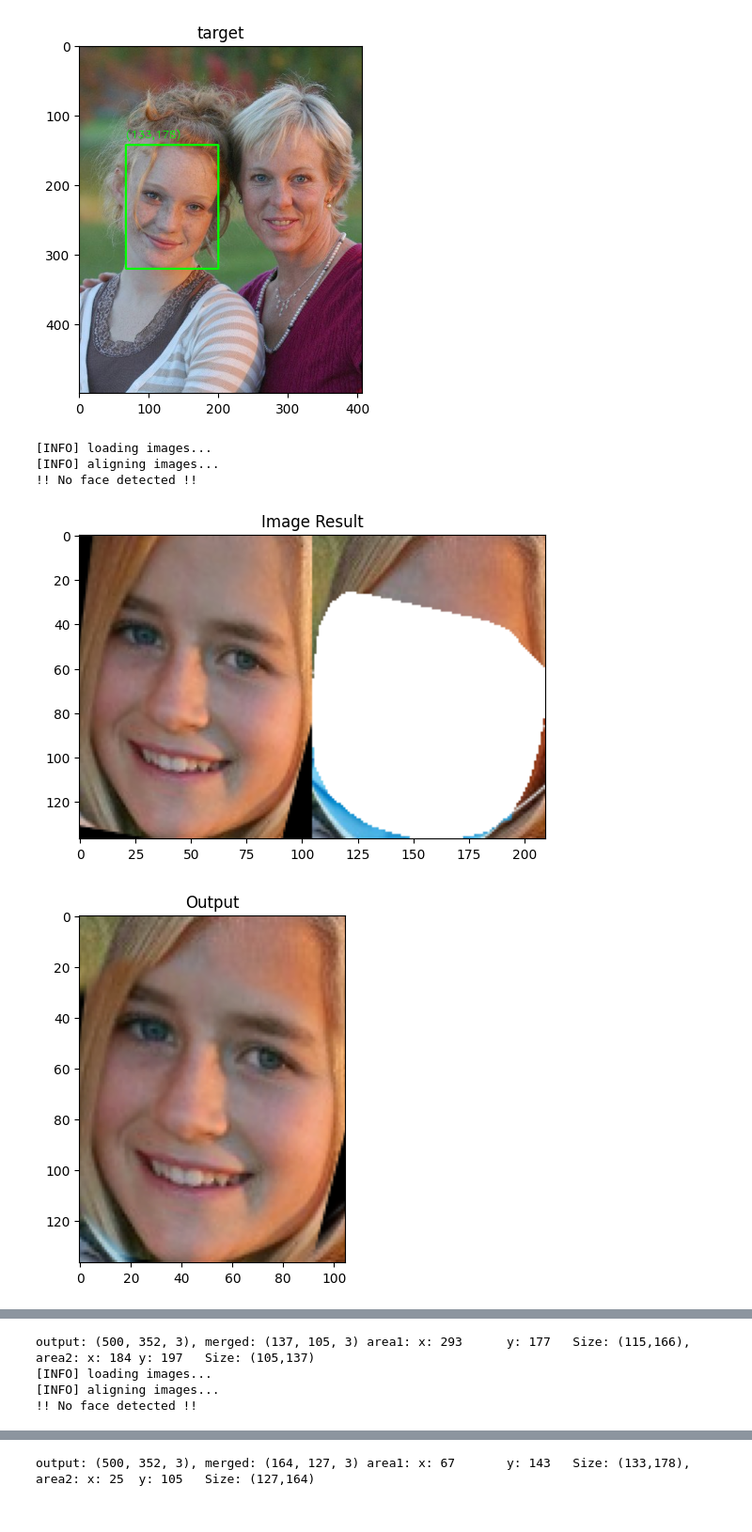
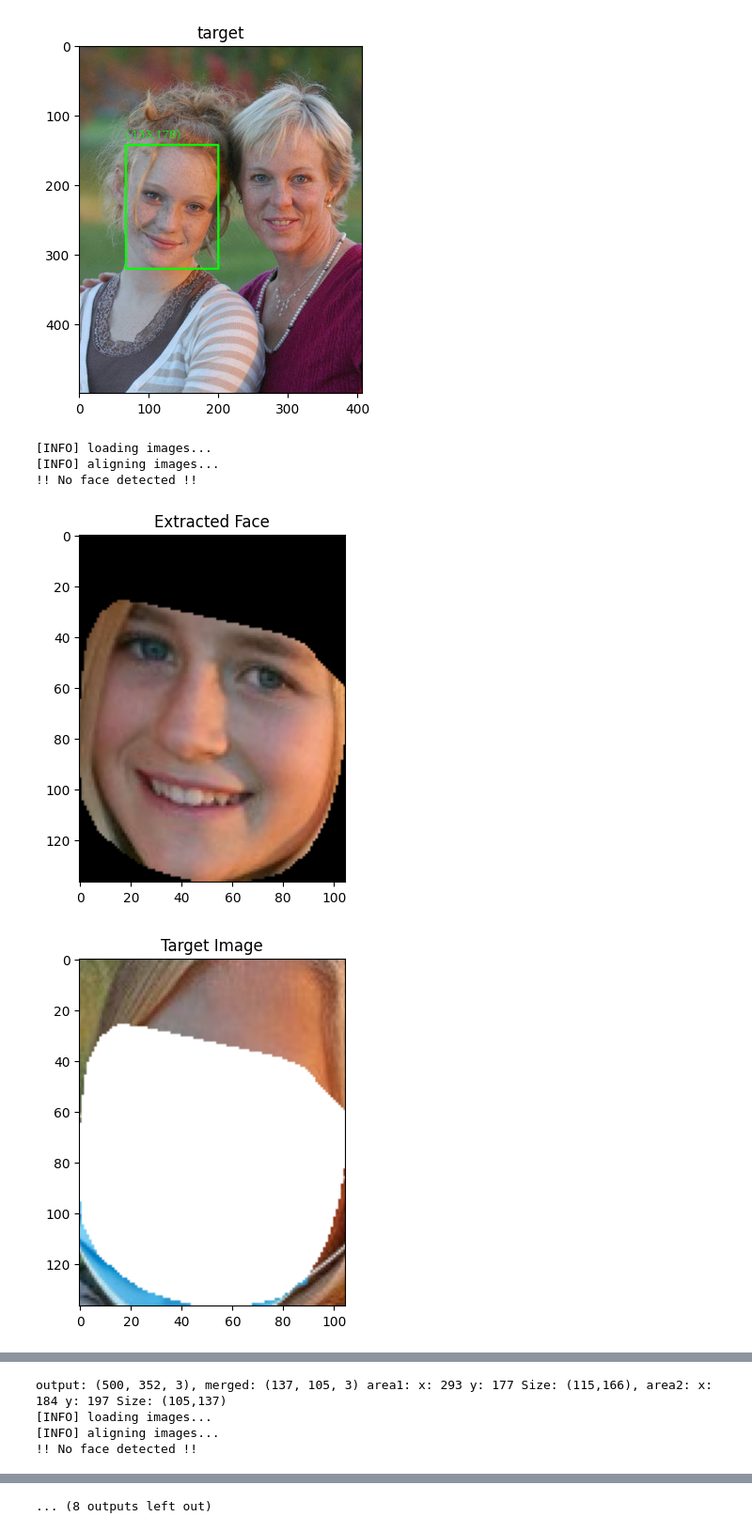
Before and after one commit to Henry-Loi/Mask-Removal-AI, a Jupyter notebook: image_registration.ipynb, the cells around one changed output, grey strips where cells are left out. Shown at 94% size. Cells and saved outputs as stored; diff of their text form; code cells hidden in the pictures.

```diff
--- a/image_registration.ipynb
+++ b/image_registration.ipynb
@@ -30,21 +30,21 @@ class ImageRegistrar:
         self.landmark_extractor = landmark_extractor
         self.matched_landmarks = None
 
-    def align_images(self, image, reference_image, show=False):
+    def align_images(self, image, reference_image, facial_area, show=False):
         # extract the landmarks from the input image and reference image
-        facial_landmarks = self.landmark_extractor.get_landmarks(image, reference_image, show=show)
+        facial_landmarks = self.landmark_extractor.get_landmarks(image[facial_area.y:facial_area.y+facial_area.height, facial_area.x:facial_area.x+facial_area.width], reference_image, show=show)
 
-        aligned_image = self.__align_image(image, reference_image, matches=facial_landmarks)
+        aligned_image = self.__align_image(image, reference_image,facial_area, matches=facial_landmarks)
 
         # save the matched landmarks
         self.matched_landmarks = facial_landmarks[1]
 
         return aligned_image
 
-    def __align_image(self, image, reference_image, matches):
+    def __align_image(self, image, reference_image, facial_area, matches):
         ptsA = np.zeros((len(matches[0]), 2), dtype="float")
         ptsB = np.zeros((len(matches[1]), 2), dtype="float")
-        ptsA = np.array(matches[0])
+        ptsA = np.array(matches[0]) + np.array([facial_area.x, facial_area.y])
         ptsB = np.array(matches[1])
 
         # print(f"ptsA: {ptsA}")
@@ -114,8 +114,10 @@ class ImageRegistrar:
         face_img = np.zeros_like(masked_image)
         face_img[mask] = masked_image[mask]
 
+
         # make background transparent
-        face_img = set_transparent(face_img)
+        # face_img = cv2.cvtColor(face_img, cv2.COLOR_BGR2BGRA)
+        # face_img[:, :, 3] = 255
 
         if show:
             plt_imshow("Extracted Face", face_img)
@@ -238,7 +240,7 @@ for masked_image, target_image in pairs:
 	area1 = target_image[1]
 	area2 = masked_image[1]
 
-	image = image[area1.y:area1.y+area1.height, area1.x:area1.x+area1.width]
+	# image = image[area1.y:area1.y+area1.height, area1.x:area1.x+area1.width]
 	template = template[area2.y:area2.y+area2.height, area2.x:area2.x+area2.width]
 
 	# resize both the aligned and template images so we can easily
@@ -250,39 +252,44 @@ for masked_image, target_image in pairs:
 	image_registrar = ImageRegistrar(LandmarkExtractor("shape_predictor_68_face_landmarks.dat"))
 
 	print("[INFO] aligning images...")
-	aligned = image_registrar.align_images(image, template, show=False)
+	aligned = image_registrar.align_images(image, template, area1, show=False)
 
 	# our first output visualization of the image alignment will be a
 	# side-by-side comparison of the output aligned image and the
 	# template
 
 	# our second image alignment visualization will be *overlaying* the
 	# aligned image on the template, that way we can obtain an idea of
 	# how good our image alignment is
-	mask = image_registrar.extract_face(template, aligned, with_line=False, show=False)
+	mask = image_registrar.extract_face(template, aligned, with_line=False, show=True)
 
 	# plt_imshow("aligned", aligned)
 
-	merged = image_registrar.merge_images(template, aligned, mask, show_result=False)
+	merged = image_registrar.merge_images(template, aligned, mask, show_result= True)
 
+	# template = cv2.cvtColor(template, cv2.COLOR_BGR2BGRA)
 	stacked = np.hstack([aligned, template])
 
 	# show the two output image alignment visualizations
 	plt_imshow("Image Result", stacked)
 	plt_imshow("Output", merged)
 
 	# update the output image with the aligned image
 	plt_imshow("Output", output)
+
 	merged = cv2.cvtColor(merged, cv2.COLOR_RGBA2RGB)
 	print(f"output: {output.shape}, merged: {merged.shape} area1: {area1}, area2: {area2}")
-	output[area2.y:area2.y+area2.height, area2.x:area2.x+area2.width] = merged
-	cv2.rectangle(output, (area2.x, area2.y), (area2.x+area2.width, area2.y+area2.height), (0, 255, 0), 2)
+	# output[area2.y:area2.y+area2.height, area2.x:area2.x+area2.width][mask] = 0
+	output[area2.y:area2.y+area2.height, area2.x:area2.x+area2.width] = cv2.addWeighted(output[area2.y:area2.y+area2.height, area2.x:area2.x+area2.width], 0, merged, 1, 0)
+
+	# draw the area of the image that will be aligned
+	# cv2.rectangle(output, (area2.x, area2.y), (area2.x+area2.width, area2.y+area2.height), (0, 255, 0), 2)
 
 # final output
 plt_imshow("Final Output", output)
 # %% [output]
 [INFO] loading images...
 [INFO] aligning images...
 !! No face detected !!
-[figure, old version]
+[figure, new version]
-[figure, old version]
+[figure, new version]
@@ -290,4 +296,0 @@ plt_imshow("Final Output", output)
-output: (500, 352, 3), merged: (137, 105, 3) area1: x: 293      y: 177   Size: (115,166), area2: x: 184 y: 197   Size: (105,137)
-[INFO] loading images...
-[INFO] aligning images...
-!! No face detected !!
@@ -296,0 +302,4 @@ output: (500, 352, 3), merged: (137, 105, 3) area1: x: 293      y: 177   Size: (
+output: (500, 352, 3), merged: (137, 105, 3) area1: x: 293 y: 177 Size: (115,166), area2: x: 184 y: 197 Size: (105,137)
+[INFO] loading images...
+[INFO] aligning images...
+!! No face detected !!
@@ -297 +308 @@ output: (500, 352, 3), merged: (137, 105, 3) area1: x: 293      y: 177   Size: (
-output: (500, 352, 3), merged: (164, 127, 3) area1: x: 67       y: 143   Size: (133,178), area2: x: 25  y: 105   Size: (127,164)
+... (8 outputs left out)
```
Also changed, not shown: parts of 1 cell of this notebook.
